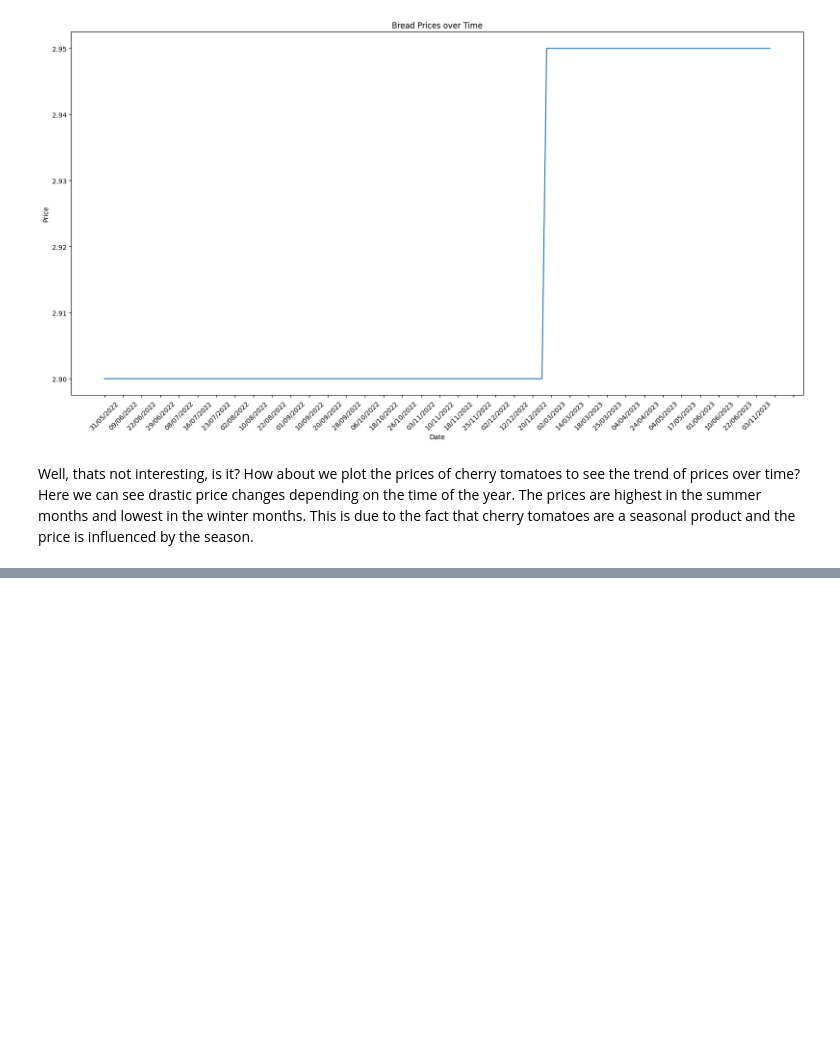
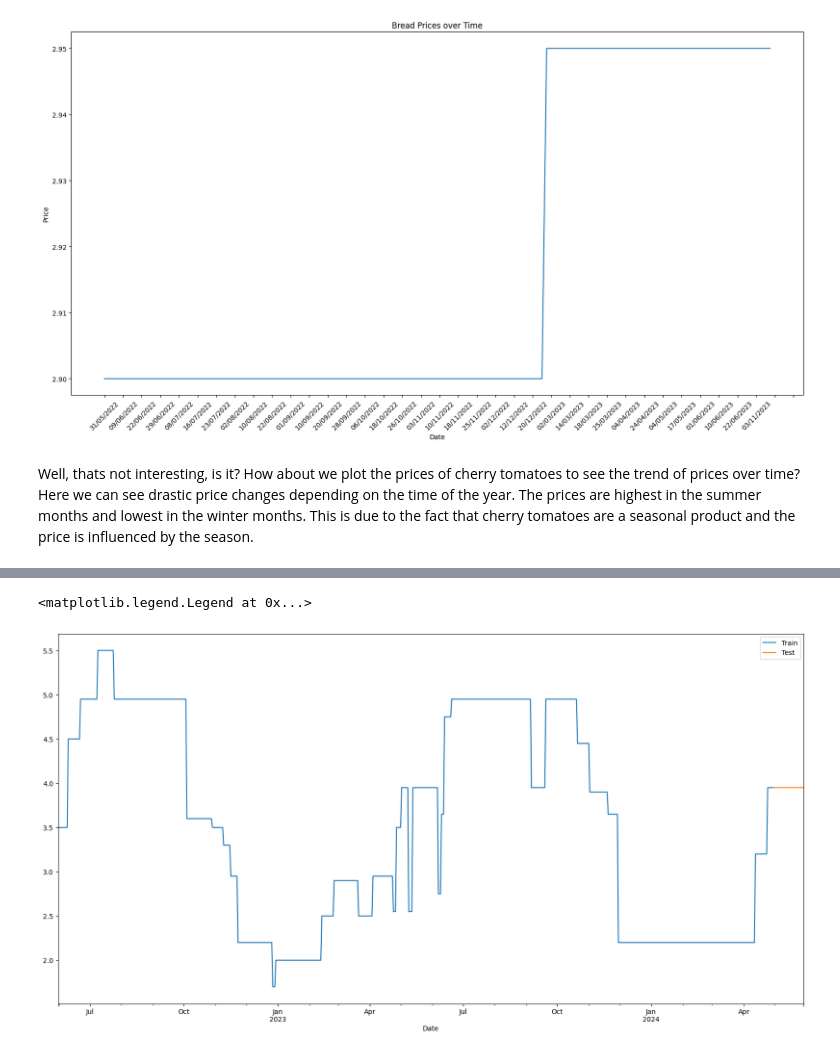
Before and after one commit to tharrmeehan/Swiss-Grocery-Prices, a Jupyter notebook: notebook.ipynb, the cells around one changed output, grey strips where cells are left out. Drawn from its saved outputs; the diff is of its cells as text; code cells hidden in the pictures; blank space fills up the shorter version.

```diff
--- a/notebook.ipynb
+++ b/notebook.ipynb
@@ -209,0 +235,6 @@ plt.show()
+# %%
+cherry_tomatoes['Date'] = pd.to_datetime(cherry_tomatoes['Date'], dayfirst=True)
+cherry_tomatoes = cherry_tomatoes.set_index('Date')
+cherry_tomatoes = cherry_tomatoes.asfreq('D')
+cherry_tomatoes = cherry_tomatoes.ffill()
+cherry_tomatoes = cherry_tomatoes.sort_index()
@@ -209,0 +260,7 @@ plt.show()
+# %%
+steps = 30
+cherry_tomatoes_train = cherry_tomatoes[:-steps]
+cherry_tomatoes_test = cherry_tomatoes[-steps:]
+
+print(f"Train dates: {cherry_tomatoes_train.index.min()} - {cherry_tomatoes_train.index.max()}")
+print(f"Test dates: {cherry_tomatoes_test.index.min()} - {cherry_tomatoes_test.index.max()}")
@@ -209,0 +270,8 @@ plt.show()
+# %%
+fig, ax = plt.subplots(figsize=(20, 10))
+cherry_tomatoes_train['Price'].plot(ax=ax, label='Train')
+cherry_tomatoes_test['Price'].plot(ax=ax, label='Test')
+plt.legend()
+# %% [output]
+<matplotlib.legend.Legend at 0x...>
+[figure, added]
```
Also changed, not shown: parts of 13 cells of this notebook.
